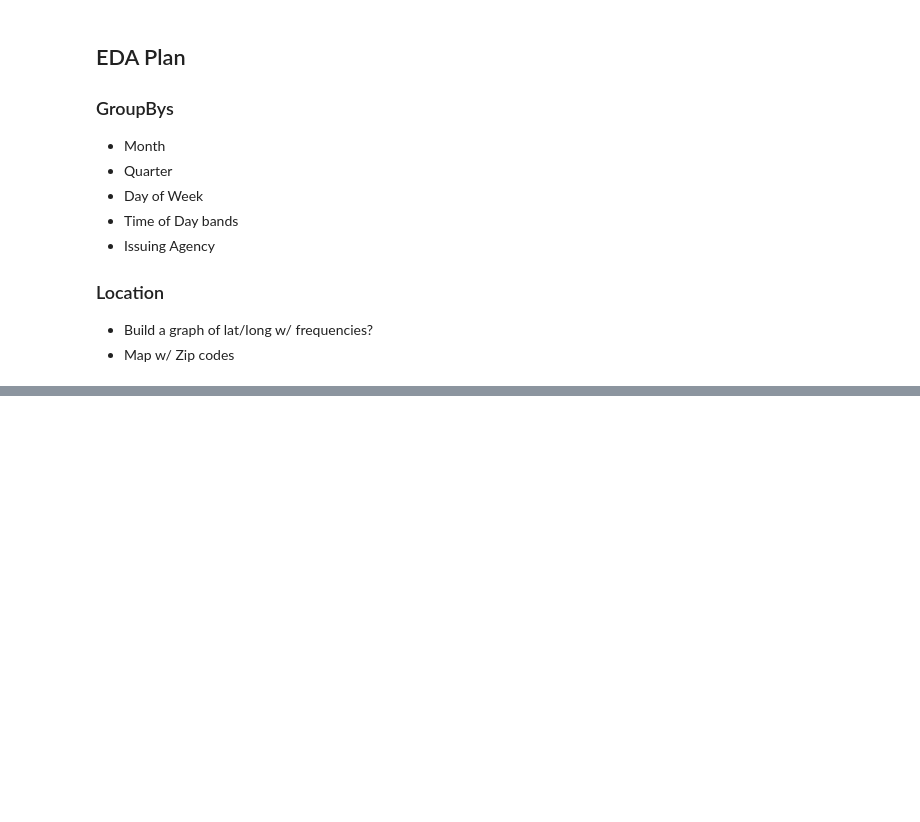
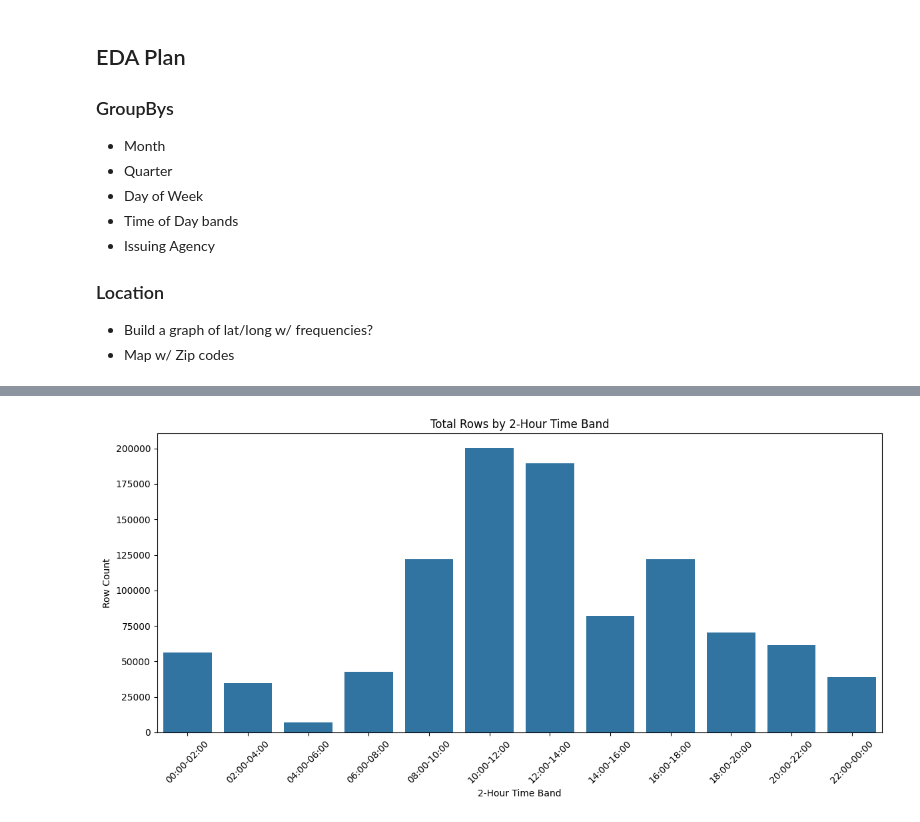
Before and after one commit to sproff22/dc_parking_enforcement, a Jupyter notebook: eda/dc_parking_enforcement_eda.ipynb, the cells around one changed output, grey strips where cells are left out. Saved outputs shown, nothing was run; the diff lists cells and outputs as text; code cells hidden in the pictures; blank space fills up the shorter version.

```diff
--- a/eda/dc_parking_enforcement_eda.ipynb
+++ b/eda/dc_parking_enforcement_eda.ipynb
@@ -80,0 +154,51 @@ dtype: int64
+# %%
+# make sure ISSUE_TIME is a 4-digit string like 1350 -> "1350"
+df["ISSUE_TIME"] = df["ISSUE_TIME"].astype(str).str.zfill(4)
+
+# split into hour/minute
+df["issue_hour"] = df["ISSUE_TIME"].str[:2].astype(int)
+df["issue_minute"] = df["ISSUE_TIME"].str[2:4].astype(int)
+
+# optional: drop invalid times
+df = df[
+    (df["issue_hour"].between(0, 23)) &
+    (df["issue_minute"].between(0, 59))
+].copy()
+
+# create 2-hour bins
+df["time_band_start"] = (df["issue_hour"] // 2) * 2
+df["time_band_label"] = (
+    df["time_band_start"].astype(str).str.zfill(2)
+    + ":00-"
+    + (df["time_band_start"] + 2).mod(24).astype(str).str.zfill(2)
+    + ":00"
+)
+
+# keep bands in the right order
+band_order = [f"{str(h).zfill(2)}:00-{str((h+2)%24).zfill(2)}:00" for h in range(0, 24, 2)]
+
+time_band_counts = (
+    df.groupby("time_band_label")
+      .size()
+      .reset_index(name="row_count")
+)
+
+time_band_counts["time_band_label"] = pd.Categorical(
+    time_band_counts["time_band_label"],
+    categories=band_order,
+    ordered=True
+)
+
+time_band_counts = time_band_counts.sort_values("time_band_label")
+
+plt.figure(figsize=(12, 6))
+sns.barplot(data=time_band_counts, x="time_band_label", y="row_count")
+
+plt.title("Total Rows by 2-Hour Time Band")
+plt.xlabel("2-Hour Time Band")
+plt.ylabel("Row Count")
+plt.xticks(rotation=45)
+plt.tight_layout()
+plt.show()
+# %% [output]
+[figure, added]
```
Also changed, not shown: parts of 12 cells of this notebook, 13 other files.
